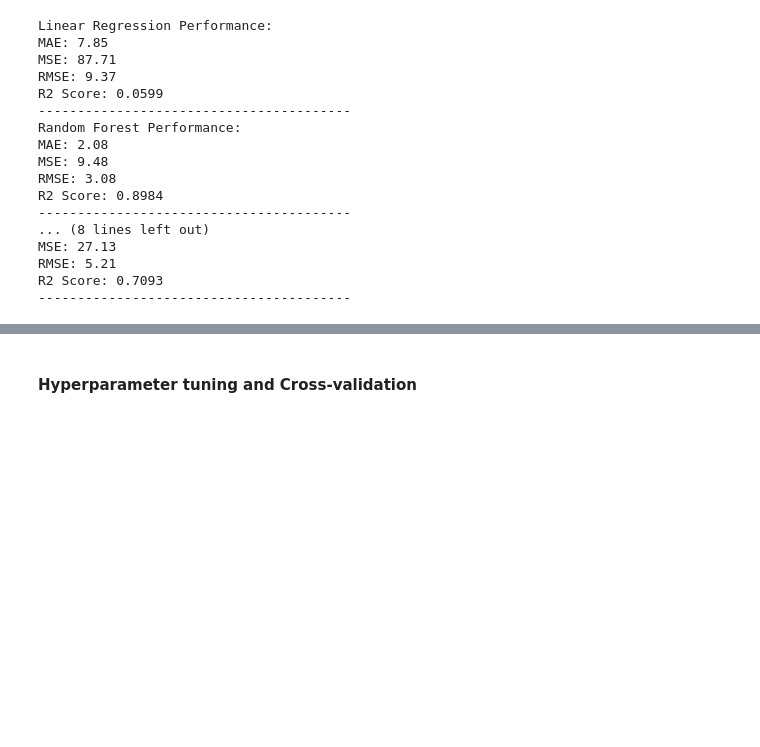
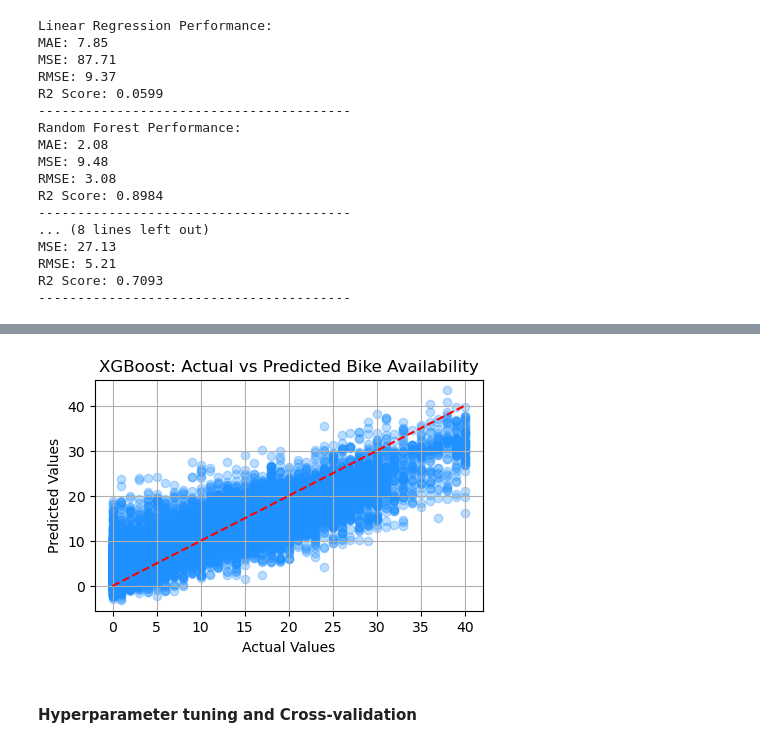
Before and after one commit to CCT-Dublin/capstone-project-ElianaHincapie, a Jupyter notebook: Forecasting Dublin Bike Availability_Eliana Hincapie.ipynb, the cells around one changed output, grey strips where cells are left out. Saved outputs shown, nothing was run; the diff lists cells and outputs as text; code cells hidden in the pictures; blank space fills up the shorter version.

```diff
--- a/Forecasting Dublin Bike Availability_Eliana Hincapie.ipynb
+++ b/Forecasting Dublin Bike Availability_Eliana Hincapie.ipynb
@@ -500,3 +541,14 @@ plt.show()
+# %%
+plt.figure(figsize=(5, 3))
+plt.scatter(y_test, y_pred_xgb, alpha=0.3, color='dodgerblue')
+plt.plot([y_test.min(), y_test.max()], [y_test.min(), y_test.max()], 'r--')
+plt.xlabel('Actual Values')
+plt.ylabel('Predicted Values')
+plt.title('XGBoost: Actual vs Predicted Bike Availability')
+plt.grid(True)
+plt.show()
+# %% [output]
+[figure, added]
 # %% [markdown]
 #### Hyperparameter tuning and Cross-validation
 # %% [markdown]
```
Also changed, not shown: parts of 14 cells of this notebook, 3 other files.
